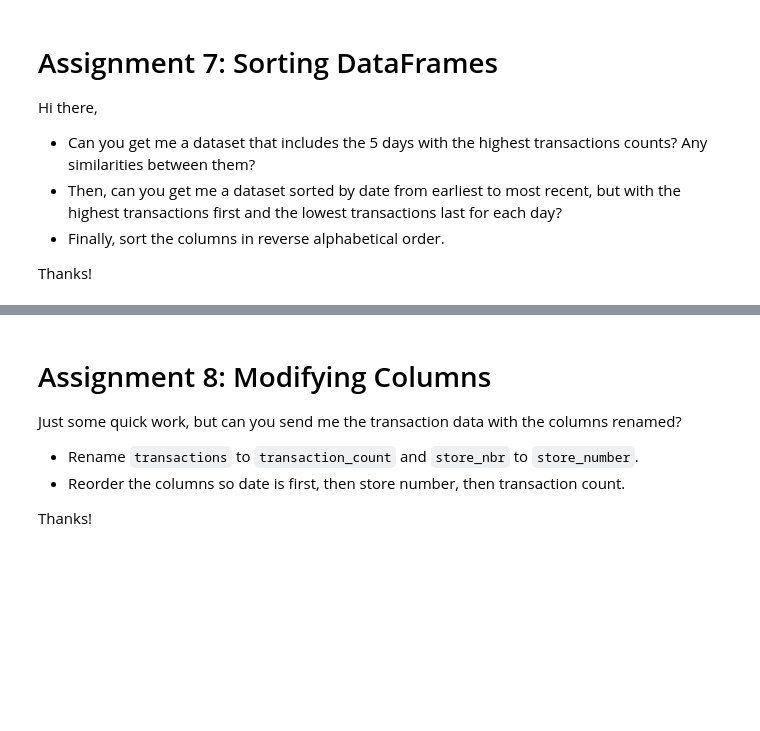
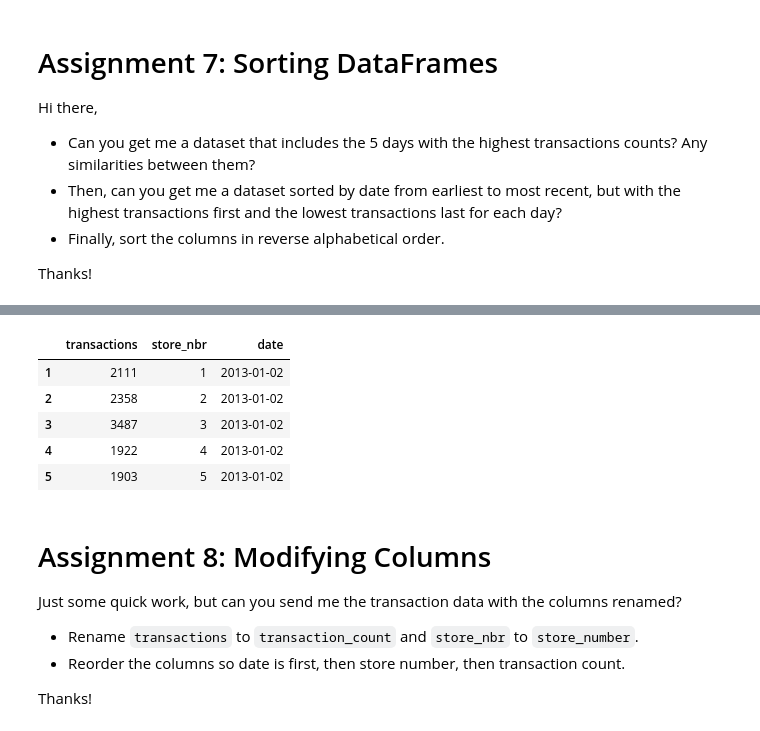
Before and after one commit to amorganhunt/Maven-NumPy-and-Pandas-2, a Jupyter notebook: maven_python_course/DataFrames/section03_DataFrames.ipynb, the cells around one changed output, grey strips where cells are left out. Drawn from its saved outputs; the diff is of its cells as text; code cells hidden in the pictures; blank space fills up the shorter version.

```diff
--- a/maven_python_course/DataFrames/section03_DataFrames.ipynb
+++ b/maven_python_course/DataFrames/section03_DataFrames.ipynb
@@ -346,3 +374,12 @@ transactions.head()
+# %%
+transactions_df.sort_index(axis=1, ascending=False).head()
+# %% [output]
+|  | transactions | store_nbr | date |
+| 1 | 2111 | 1 | 2013-01-02 |
+| 2 | 2358 | 2 | 2013-01-02 |
+| 3 | 3487 | 3 | 2013-01-02 |
+| 4 | 1922 | 4 | 2013-01-02 |
+| 5 | 1903 | 5 | 2013-01-02 |
 # %% [markdown]
 # Assignment 8: Modifying Columns
 
```
Also changed, not shown: parts of 3 cells of this notebook, 1 other file.
